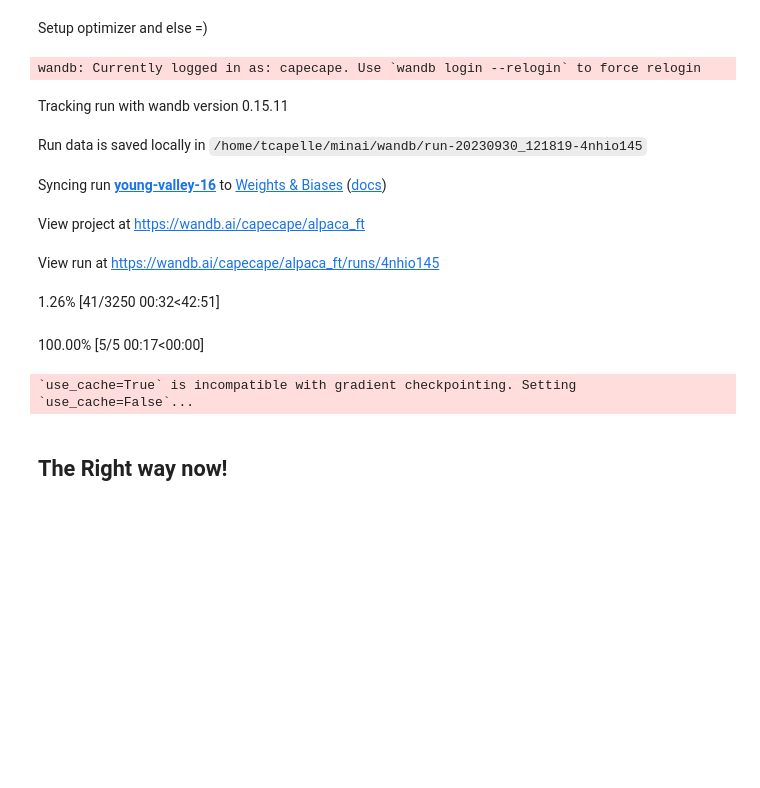
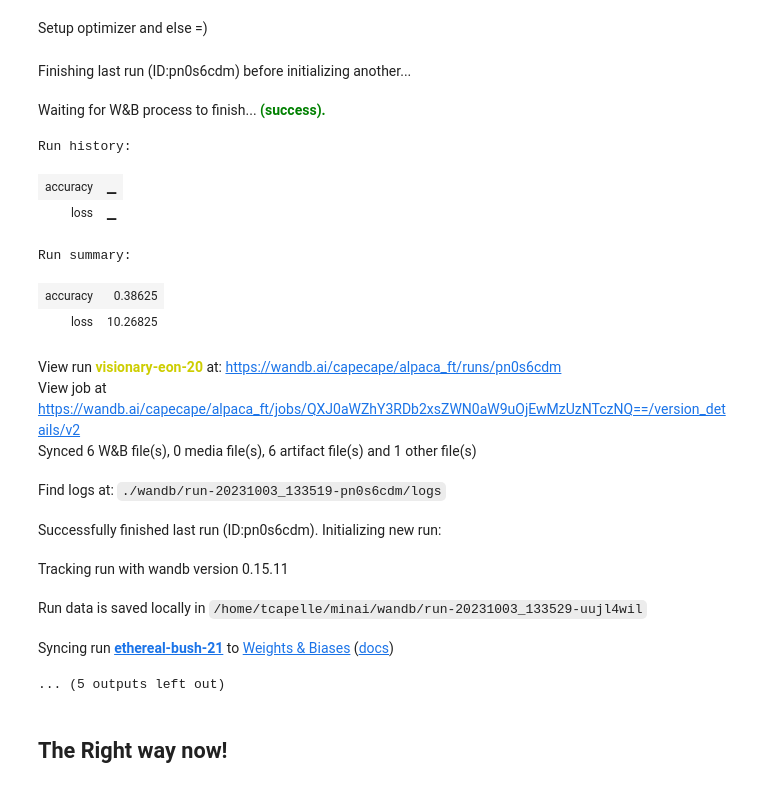
Before and after one commit to tcapelle/minai, a Jupyter notebook: Instruct_torch.ipynb, the cells around one changed output. Saved outputs shown, nothing was run; the diff lists cells and outputs as text; code cells hidden in the pictures; blank space fills up the shorter version.

```diff
--- a/Instruct_torch.ipynb
+++ b/Instruct_torch.ipynb
@@ -41,2 +42,20 @@ type(alpaca), alpaca[0:3]
 # %% [markdown]
 So the dataset has instruction and outputs. The model is trained to predict the next token, so one option would be just to concat both, and train on that. We ideally format the prompt in a way that we make explicit where is the input and output.
+# %%
+import wandb
+
+# log to wandb
+with wandb.init(project="alpaca_ft"):
+    at = wandb.Artifact(
+        name="alpaca_gpt4",
+        type="dataset",
+        description="A GPT4 generated Alpaca like dataset for instruction finetunning",
+        metadata={"url":"https://github.com/Instruction-Tuning-with-GPT-4/GPT-4-LLM#how-good-is-the-data"},
+    )
+    at.add_file("alpaca_data.json")
+
+    # log as a table
+    table = wandb.Table(columns=list(alpaca[0].keys()))
+    for row in alpaca:
+        table.add_data(*row.values())
+    wandb.log({"alpaca_gpt4_table": table})
@@ -224,7 +282,6 @@ model = AutoModelForCausalLM.from_pretrained(
     trust_remote_code=True,
     low_cpu_mem_usage=True,
     torch_dtype=torch.bfloat16 if config.precision == "bf16" else torch.float32,
-    use_cache=False
 )
 # %% [output]
 huggingface/tokenizers: The current process just got forked, after parallelism has already been used. Disabling parallelism to avoid deadlocks...
@@ -291,7 +346,8 @@ def generate(prompt, max_new_tokens=test_config.max_new_tokens, gen_config=gen_c
 # %% [markdown]
 LoL 🤷
 # %%
-print(eval_prompts[0] + generate(eval_prompts[0], 128))
+prompt = eval_dataset[0]["prompt"]
+print(prompt + generate(prompt, 128))
 # %% [output]
 Below is an instruction that describes a task. Write a response that appropriately completes the request.
 
@@ -312,11 +364,12 @@ We can log a Table with those results to the project every X steps
 import wandb
 from fastprogress import progress_bar
 
-def prompt_table(prompts, log=False):
-    table = wandb.Table(columns=["prompt", "generation", "concat", "max_new_tokens", "temperature", "top_p"])
-    for prompt in progress_bar(prompts):
+def prompt_table(examples, log=False):
+    table = wandb.Table(columns=["prompt", "generation", "concat", "output", "max_new_tokens", "temperature", "top_p"])
+    for example in progress_bar(examples):
+        prompt, gpt4_output = example["prompt"], example["output"]
         out = generate(prompt, test_config.max_new_tokens, test_config.gen_config)
-        table.add_data(prompt, out, prompt+out, test_config.max_new_tokens, test_config.gen_config.temperature, test_config.gen_config.top_p)
+        table.add_data(prompt, out, prompt+out, gpt4_output, test_config.max_new_tokens, test_config.gen_config.temperature, test_config.gen_config.top_p)
     if log:
         wandb.log({"predictions":table})
     return table
@@ -357,43 +410,51 @@ wandb.init(project="alpaca_ft", # the project I am working on
            tags=["baseline"],
            config=config) # the Hyperparameters I want to keep track of
 
 # Training
 acc = TokenAccuracy()
 
 model.train()
 for step, batch in enumerate(progress_bar(train_dataloader)):
     optim.zero_grad(set_to_none=True)
     for micro_step in range(config.gradient_accumulation_steps):
         with torch.amp.autocast("cuda", dtype=torch.bfloat16):
             out = model(**to_gpu(batch))
             loss = out.loss / config.gradient_accumulation_steps
     scaler.scale(loss).backward()
     scaler.step(optim)
     scaler.update()
     scheduler.step()
 
     # we can log the metrics to W&B
     wandb.log({"loss": loss.item() * config.gradient_accumulation_steps,
                "accuracy": acc.update(out.logits, batch["labels"])})
 
     if step%config.log_every==0 or step%config.epoch_sz==0:
-        prompt_table(eval_prompts, log=True)
+        prompt_table(eval_dataset, log=True)
 
 # we save the model checkpoint at the end
 if config.save_model:
     save_model(model, model_name=config.model_id.replace("/", "_"), models_folder="models/")
 
 wandb.finish()
 # %% [output]
-wandb: Currently logged in as: capecape. Use `wandb login --relogin` to force relogin
-Tracking run with wandb version 0.15.11
+Finishing last run (ID:pn0s6cdm) before initializing another...
-Run data is saved locally in /home/tcapelle/minai/wandb/run-20230930_121819-4nhio145
+Waiting for W&B process to finish... (success).
+Run history:
+| accuracy | ▁ |
+| loss | ▁ |
+Run summary:
+| accuracy | 0.38625 |
+| loss | 10.26825 |
-Syncing run young-valley-16 to Weights & Biases (docs)
+View run visionary-eon-20 at: https://wandb.ai/capecape/alpaca_ft/runs/pn0s6cdm
+View job at https://wandb.ai/capecape/alpaca_ft/jobs/QXJ0aWZhY3RDb2xsZWN0aW9uOjEwMzUzNTczNQ==/version_details/v2
+Synced 6 W&B file(s), 0 media file(s), 6 artifact file(s) and 1 other file(s)
-View project at https://wandb.ai/capecape/alpaca_ft
+Find logs at: ./wandb/run-20231003_133519-pn0s6cdm/logs
-View run at https://wandb.ai/capecape/alpaca_ft/runs/4nhio145
+Successfully finished last run (ID:pn0s6cdm). Initializing new run:
-1.26% [41/3250 00:32<42:51]
+Tracking run with wandb version 0.15.11
-100.00% [5/5 00:17<00:00]
+Run data is saved locally in /home/tcapelle/minai/wandb/run-20231003_133529-uujl4wil
-`use_cache=True` is incompatible with gradient checkpointing. Setting `use_cache=False`...
+Syncing run ethereal-bush-21 to Weights & Biases (docs)
+... (5 outputs left out)
 # %%
 # let's free the GPU
 model.to("cpu")
```
Also changed, not shown: parts of 13 cells of this notebook.
